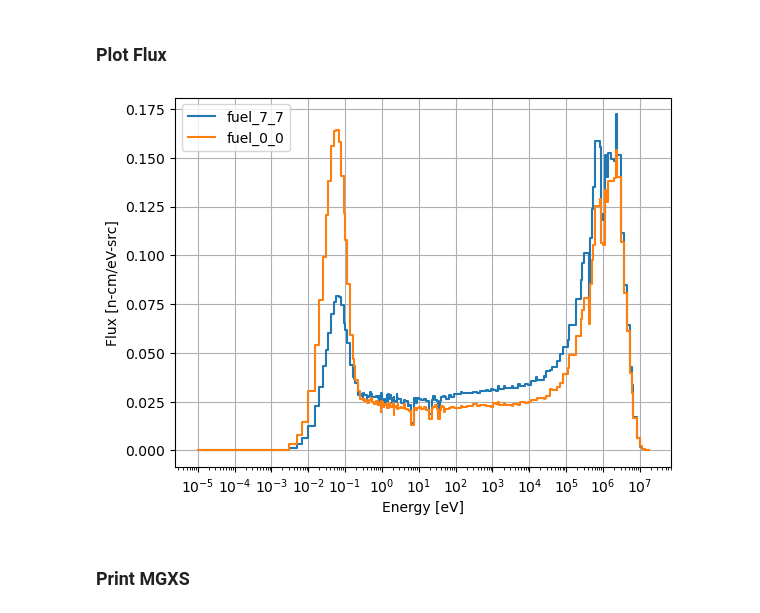
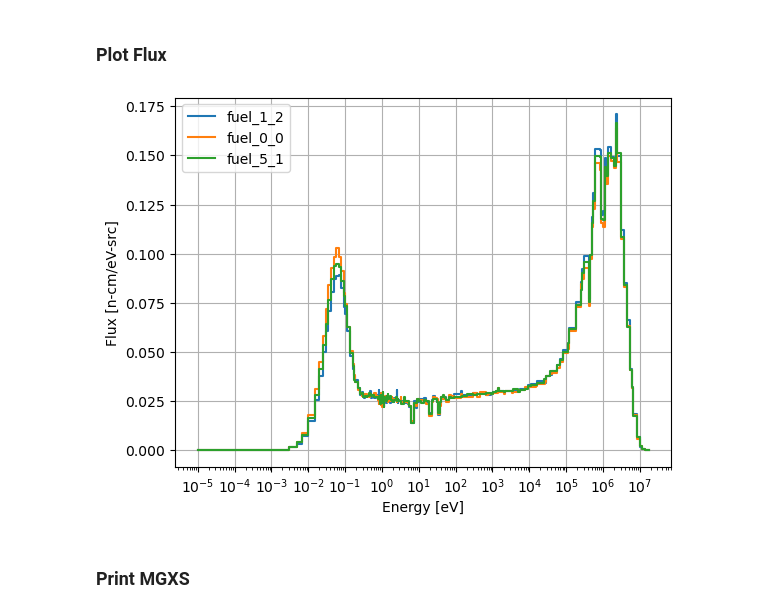
Before and after one commit to pablogarcia44/Test, a Jupyter notebook: 17x17_assembly/17x17_assembly_diff_family/generate_mgxs_cp.ipynb, the cells around one changed output. Cells and saved outputs as stored; diff of their text form; code cells hidden in the pictures.

Commit message:
add guide tube

```diff
--- a/17x17_assembly/17x17_assembly_diff_family/generate_mgxs_cp.ipynb
+++ b/17x17_assembly/17x17_assembly_diff_family/generate_mgxs_cp.ipynb
@@ -130,7 +130,7 @@ def guide(index_x,index_y):
 # %%
 assembly = openmc.RectLattice()
 # cm of water that is outside assembly
-dr=2e-3
+dr=2e-1
 pitch=1.26
 pitch_assembly=17*pitch+2*dr #(17x1,26)
 assembly.pitch = (pitch,pitch)
@@ -142,16 +142,16 @@ template_x = np.array([5, 8, 11, 3, 13, 2, 5, 8, 11, 14, 2, 5, 8,
 template_y = np.array([2, 2, 2, 3, 3, 5, 5, 5, 5, 5, 8, 8, 8, 8,
                            8, 11, 11, 11, 11, 11, 13, 13, 14, 14, 14])
 A= np.empty((17, 17), dtype=openmc.universe.Universe)
+
 for ix in range(17):
     for iy in range(17):
-        if ix in template_x:
-            for index, (elem_x, elem_y) in enumerate(zip(template_x, template_y)):
-                if elem_x == ix and elem_y == iy:
-                    print('ok')
-                    A[ix][iy]=guide(ix,iy)[0]
-
+        indices_x = np.where(template_x == ix)[0]
+        indices_y = np.where(template_y == iy)[0]
+        if any(i in indices_y for i in indices_x):
+            A[ix][iy]=guide(ix,iy)[0]
         else:
             A[ix][iy]=pincell(ix,iy)[0]
+
 
 assembly.universes = A
 
@@ -341,7 +283,7 @@ from matplotlib.ticker import FixedLocator
 from matplotlib.ticker import LogLocator
 
 #Enter the name of the cell type string// example: fuel_out = openmc.Cell(name='fuel_out') ///
-cell_plot=['fuel_7_7','fuel_0_0']#,'clad','moderator']
+cell_plot=['fuel_1_2','fuel_0_0','fuel_5_1']#,'clad','moderator']
 
 
 sp = openmc.StatePoint(sp_file)
@@ -370,34 +312,34 @@ def flux_cell(cell):
 
     tally_data_reshaped =t.get_reshaped_data()
     flux=tally_data_reshaped[cell_id]
 
     liste_reduced = []
     for under_liste in flux:
         nombre = under_liste[0][0]
         liste_reduced.append(nombre)
     flux=liste_reduced
     return(flux)
 
 
 dE=np.diff(choose_group)
 Emid=choose_group[:-1]+dE/2
 
 fig, ax = plt.subplots()
 for i,cell in enumerate(cell_plot):
     flux=flux_cell(cell_plot[i])
     mg_spectrum=flux / np.sum(flux)
     ax.step(choose_group[:-1], Emid*mg_spectrum/dE, where='post', label=cell_plot[i])
 ax.set_xscale('log')
 ax.xaxis.set_major_locator(FixedLocator(locs=np.logspace(-5, 7, 13)))
 locmin=LogLocator(base=10,subs=np.linspace(0,1.0,11)[1:-1],numticks=1000)
 ax.xaxis.set_minor_locator(locmin)
 ax.set_xlabel('Energy [eV]')
 ax.set_ylabel('Flux [n-cm/eV-src]')
 ax.grid()
 ax.legend()
 plt.show()
 # %% [output]
-[figure, old version]
+[figure, new version]
 # %% [markdown]
 ### Print MGXS
 # %%
```
Also changed, not shown: parts of 8 cells of this notebook.
